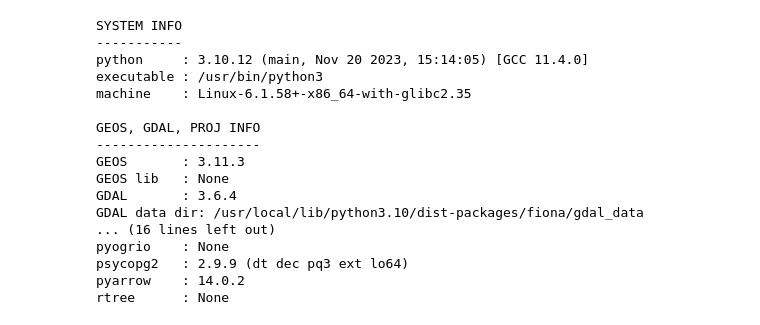
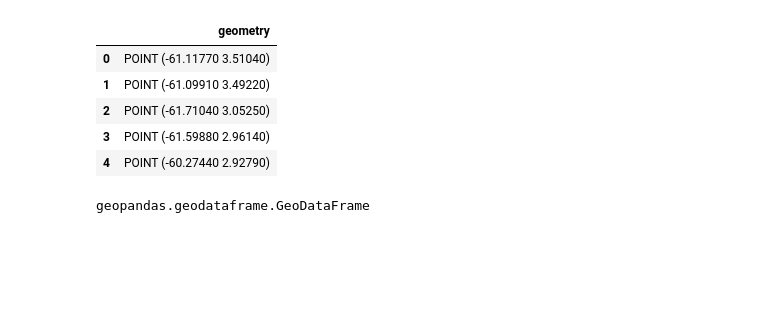
Before and after one commit to glaytonpauladev/firerobot, a Jupyter notebook: dados_queimadas_sp.ipynb, the cells around one changed output. Drawn from its saved outputs; the diff is of its cells as text; code cells hidden in the pictures; blank space fills up the shorter version.

```diff
--- a/dados_queimadas_sp.ipynb
+++ b/dados_queimadas_sp.ipynb
@@ -24,20 +10,15 @@ Requirement already satisfied: numpy>=1.21.0 in /usr/local/lib/python3.10/dist-p
-# %%
-gpd.show_versions()
-# %% [output]
-SYSTEM INFO
------------
-python     : 3.10.12 (main, Nov 20 2023, 15:14:05) [GCC 11.4.0]
-executable : /usr/bin/python3
-machine    : Linux-6.1.58+-x86_64-with-glibc2.35
-
-GEOS, GDAL, PROJ INFO
----------------------
-GEOS       : 3.11.3
-GEOS lib   : None
-GDAL       : 3.6.4
-GDAL data dir: /usr/local/lib/python3.10/dist-packages/fiona/gdal_data
-... (16 lines left out)
-pyogrio    : None
-psycopg2   : 2.9.9 (dt dec pq3 ext lo64)
-pyarrow    : 14.0.2
-rtree      : None
+# %%
+qsp = gpd.read_file('focos_qmd_inpe_2024-03-22_2024-03-23.shp')
+# %%
+qsp.head()
+# %% [output]
+|  | geometry |
+| 0 | POINT (-61.11770 3.51040) |
+| 1 | POINT (-61.09910 3.49220) |
+| 2 | POINT (-61.71040 3.05250) |
+| 3 | POINT (-61.59880 2.96140) |
+| 4 | POINT (-60.27440 2.92790) |
+# %%
+type(qsp)
+# %% [output]
+geopandas.geodataframe.GeoDataFrame
```
Also changed, not shown: parts of 5 cells of this notebook.
